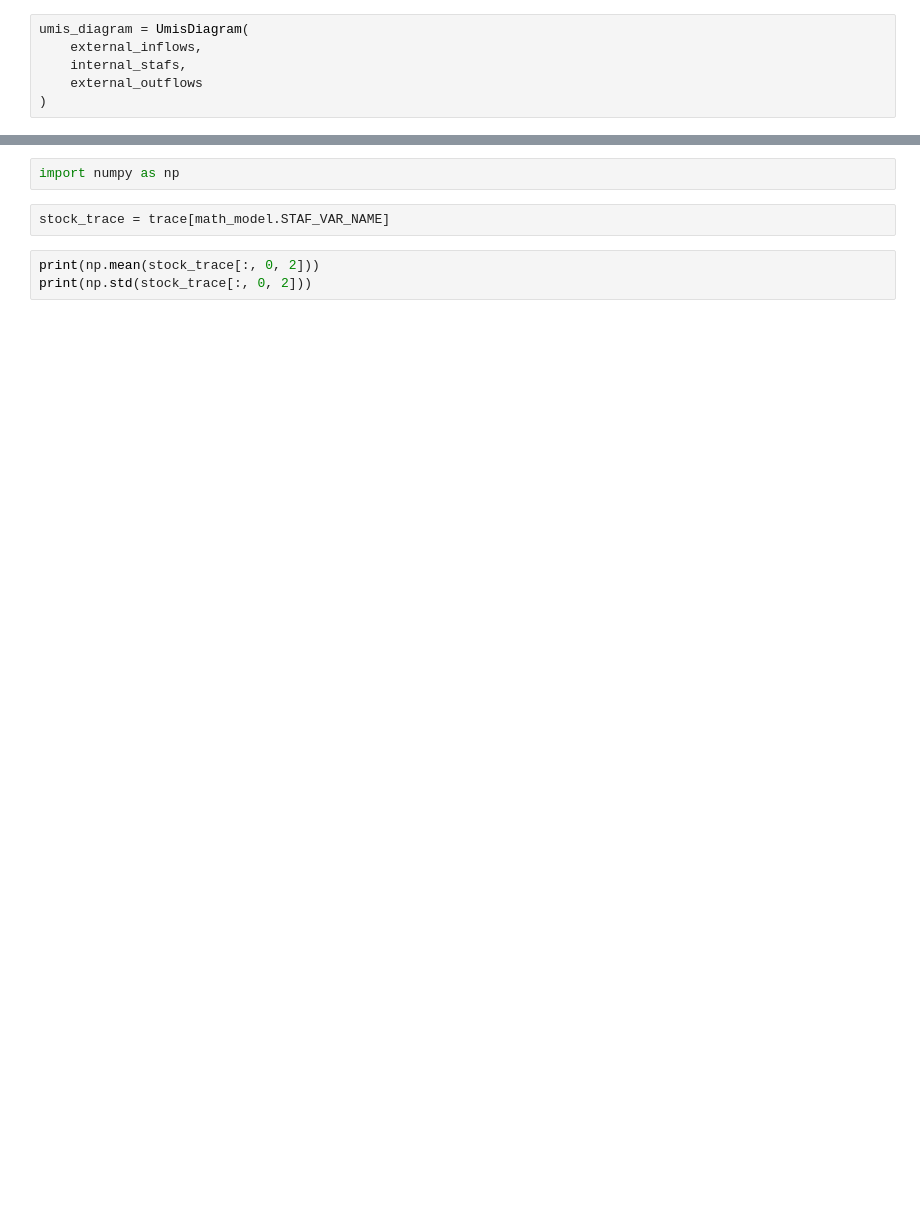
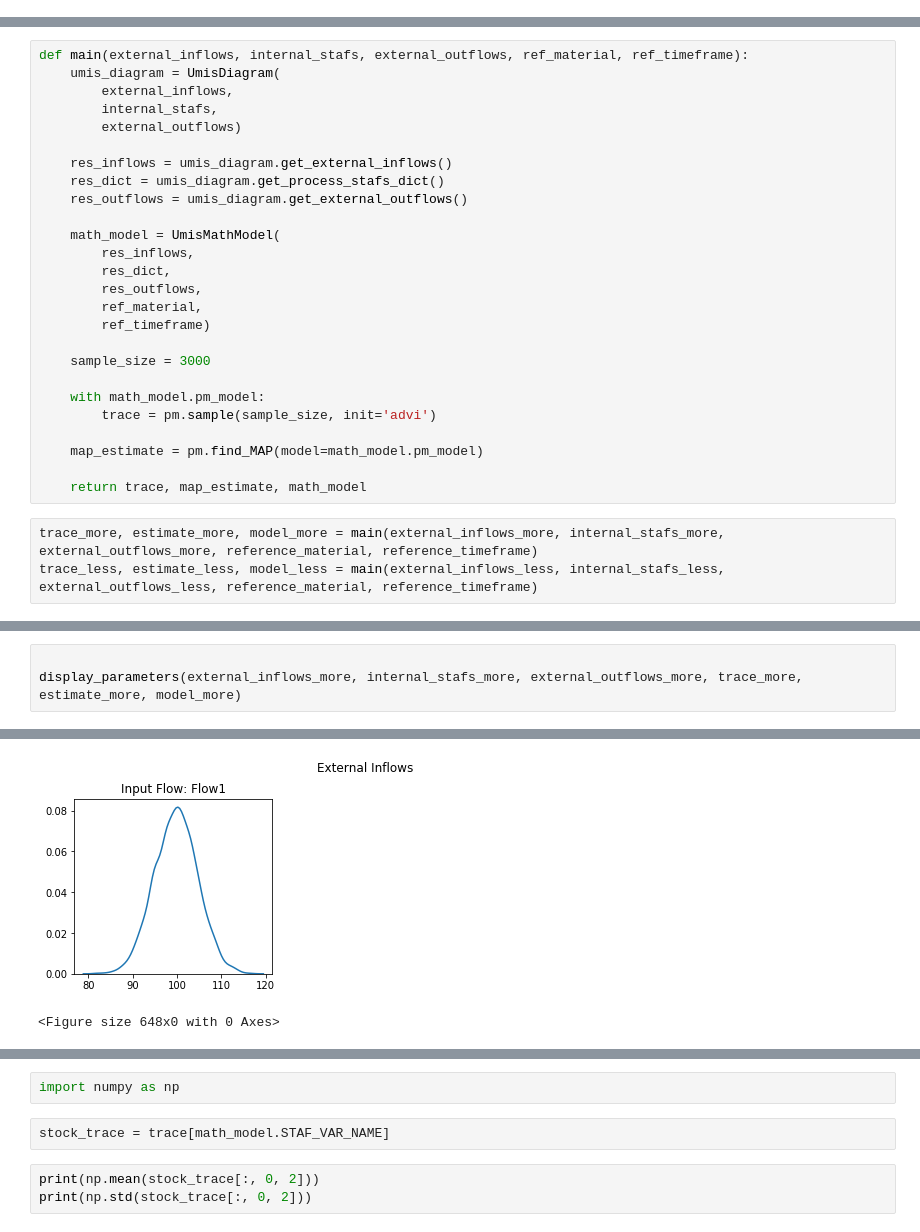
Before and after one commit to Tom-Jager/bayesian-umis, a Jupyter notebook: dr_test_nb.ipynb, the cells around one changed output, grey strips where cells are left out. Cells and saved outputs as stored; diff of their text form; blank space fills up the shorter version.

```diff
--- a/dr_test_nb.ipynb
+++ b/dr_test_nb.ipynb
@@ -19,6 +24,0 @@ ref_timeframe = staf_factory.build_timeframe('1')
-# %%
-umis_diagram = UmisDiagram(
-    external_inflows,
-    internal_stafs,
-    external_outflows
-)
@@ -101,0 +25,29 @@ TC: Flow2: 0.2999998705752041
+# %%
+def main(external_inflows, internal_stafs, external_outflows, ref_material, ref_timeframe):
+    umis_diagram = UmisDiagram(
+        external_inflows,
+        internal_stafs,
+        external_outflows)
+
+    res_inflows = umis_diagram.get_external_inflows()
+    res_dict = umis_diagram.get_process_stafs_dict()
+    res_outflows = umis_diagram.get_external_outflows()
+
+    math_model = UmisMathModel(
+        res_inflows,
+        res_dict,
+        res_outflows,
+        ref_material,
+        ref_timeframe)
+
+    sample_size = 3000
+
+    with math_model.pm_model:
+        trace = pm.sample(sample_size, init='advi')
+
+    map_estimate = pm.find_MAP(model=math_model.pm_model)
+
+    return trace, map_estimate, math_model
+# %%
+trace_more, estimate_more, model_more = main(external_inflows_more, internal_stafs_more, external_outflows_more, reference_material, reference_timeframe)
+trace_less, estimate_less, model_less = main(external_inflows_less, internal_stafs_less, external_outflows_less, reference_material, reference_timeframe)
@@ -101,0 +68,4 @@ TC: Flow2: 0.2999998705752041
+# %%
+
+display_parameters(external_inflows_more, internal_stafs_more, external_outflows_more, trace_more, estimate_more, model_more)
+# %% [output]
@@ -101,0 +87,2 @@ TC: Flow2: 0.2999998705752041
+[figure, added]
+<Figure size 648x0 with 0 Axes>
```
Also changed, not shown: parts of 13 cells of this notebook, 26 other files.
